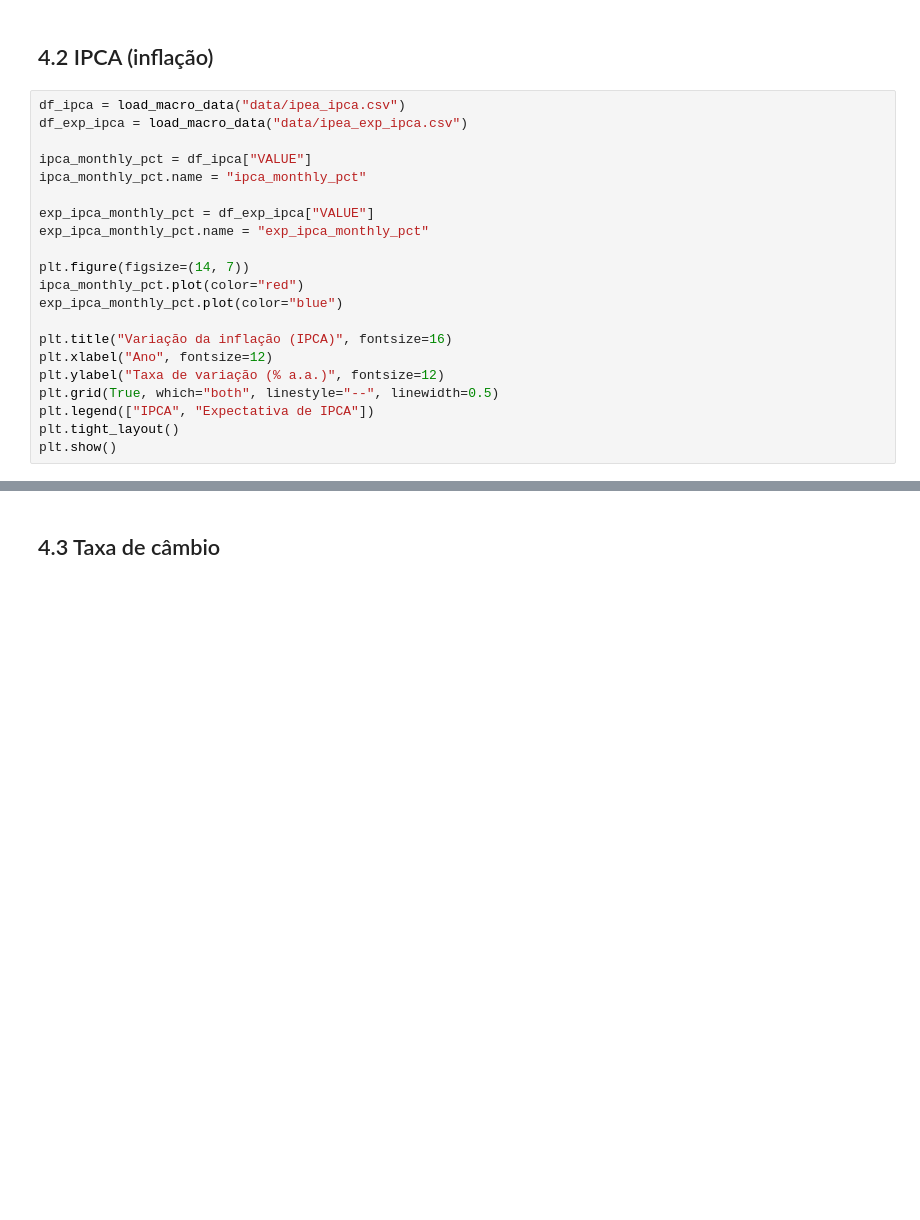
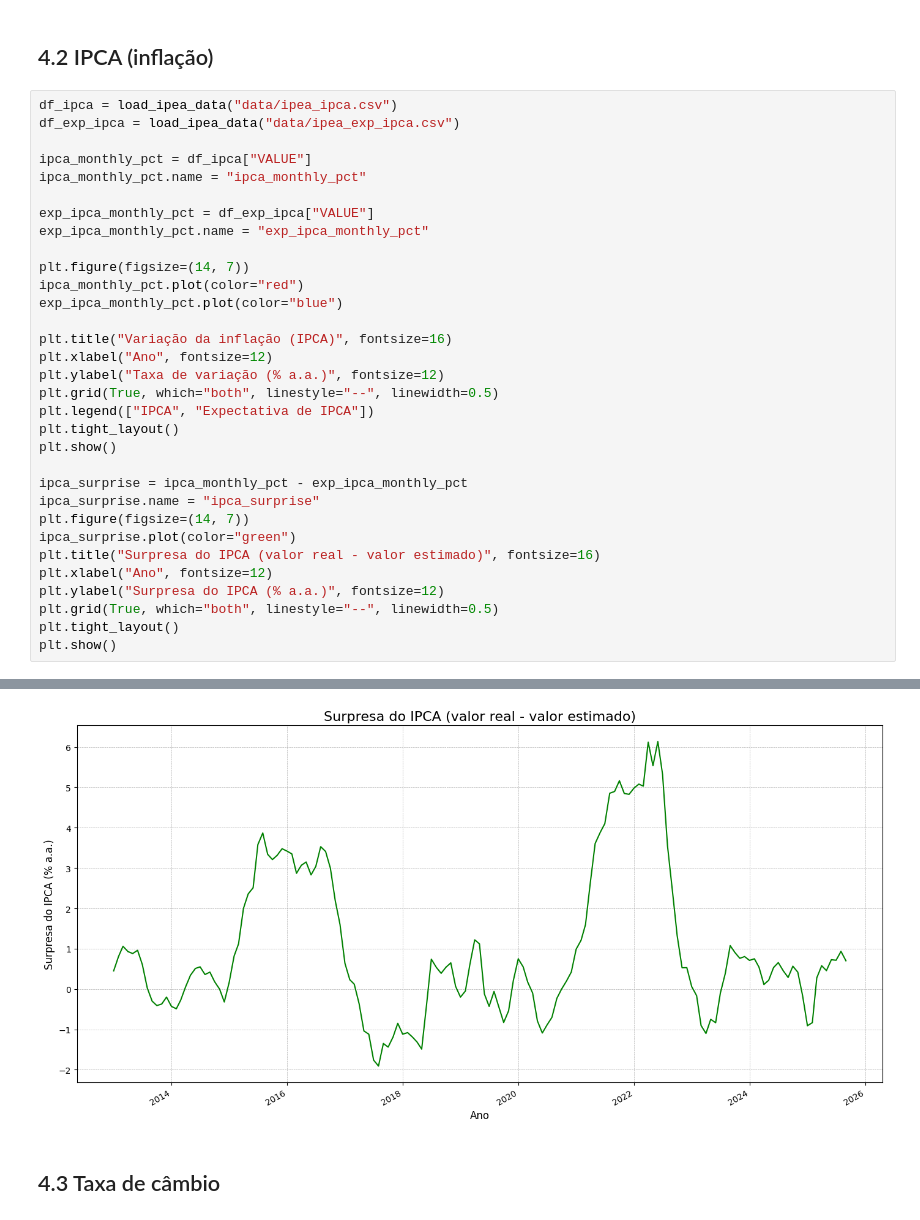
Before and after one commit to lucasaugs/b3-pattern-recon, a Jupyter notebook: characterization.ipynb, the cells around one changed output, grey strips where cells are left out. Drawn from its saved outputs; the diff is of its cells as text; blank space fills up the shorter version.

```diff
--- a/characterization.ipynb
+++ b/characterization.ipynb
@@ -710,28 +696,40 @@ plt.show()
 # %% [markdown]
 ## 4.2 IPCA (inflação)
 # %%
-df_ipca = load_macro_data("data/ipea_ipca.csv")
-df_exp_ipca = load_macro_data("data/ipea_exp_ipca.csv")
+df_ipca = load_ipea_data("data/ipea_ipca.csv")
+df_exp_ipca = load_ipea_data("data/ipea_exp_ipca.csv")
 
 ipca_monthly_pct = df_ipca["VALUE"]
 ipca_monthly_pct.name = "ipca_monthly_pct"
 
 exp_ipca_monthly_pct = df_exp_ipca["VALUE"]
 exp_ipca_monthly_pct.name = "exp_ipca_monthly_pct"
 
 plt.figure(figsize=(14, 7))
 ipca_monthly_pct.plot(color="red")
 exp_ipca_monthly_pct.plot(color="blue")
 
 plt.title("Variação da inflação (IPCA)", fontsize=16)
 plt.xlabel("Ano", fontsize=12)
 plt.ylabel("Taxa de variação (% a.a.)", fontsize=12)
 plt.grid(True, which="both", linestyle="--", linewidth=0.5)
 plt.legend(["IPCA", "Expectativa de IPCA"])
 plt.tight_layout()
 plt.show()
+
+ipca_surprise = ipca_monthly_pct - exp_ipca_monthly_pct
+ipca_surprise.name = "ipca_surprise"
+plt.figure(figsize=(14, 7))
+ipca_surprise.plot(color="green")
+plt.title("Surpresa do IPCA (valor real - valor estimado)", fontsize=16)
+plt.xlabel("Ano", fontsize=12)
+plt.ylabel("Surpresa do IPCA (% a.a.)", fontsize=12)
+plt.grid(True, which="both", linestyle="--", linewidth=0.5)
+plt.tight_layout()
+plt.show()
 # %% [output]
 [figure]
+[figure, added]
 # %% [markdown]
 ## 4.3 Taxa de câmbio
 # %%
```
Also changed, not shown: parts of 9 cells of this notebook, 2 other files.
